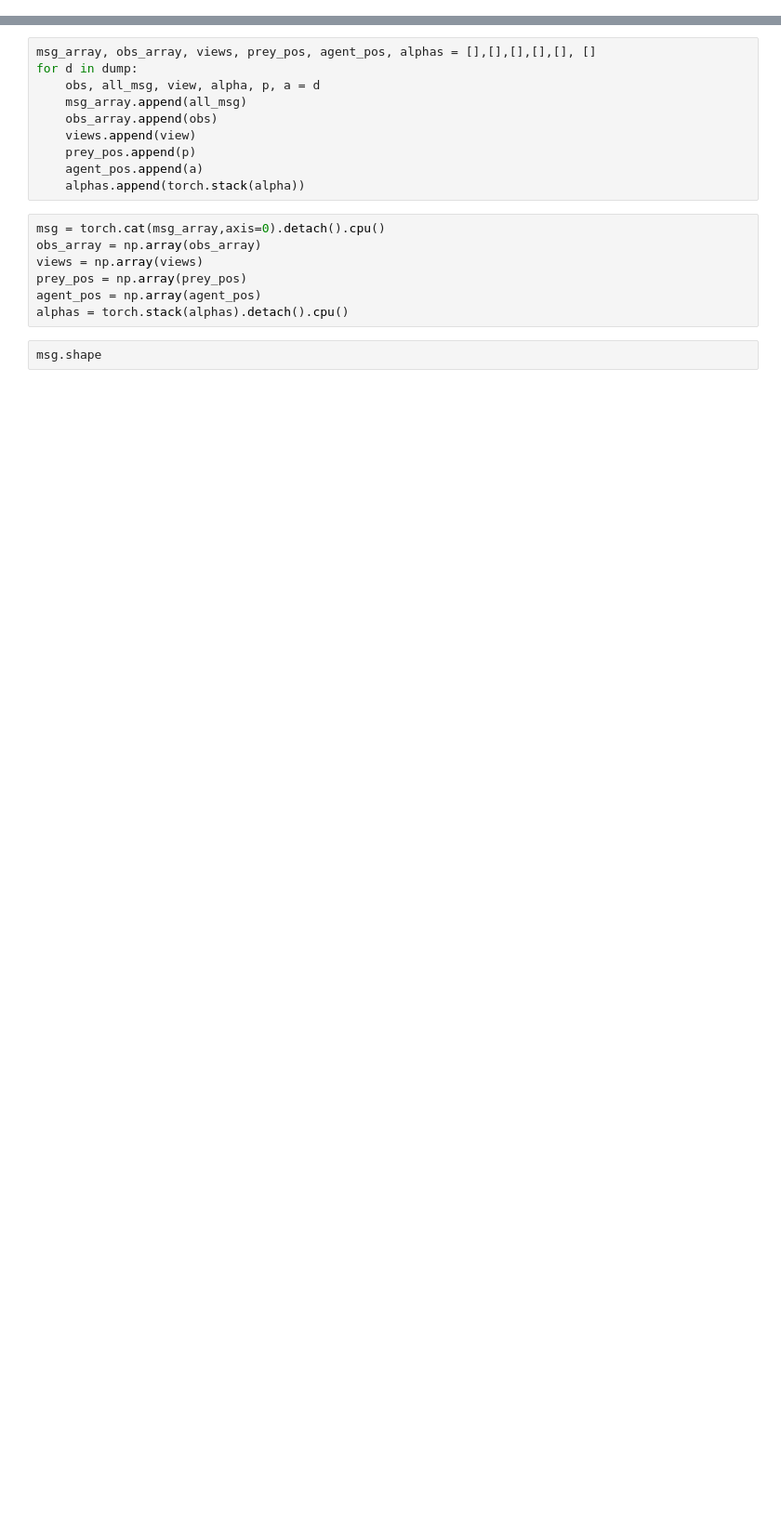
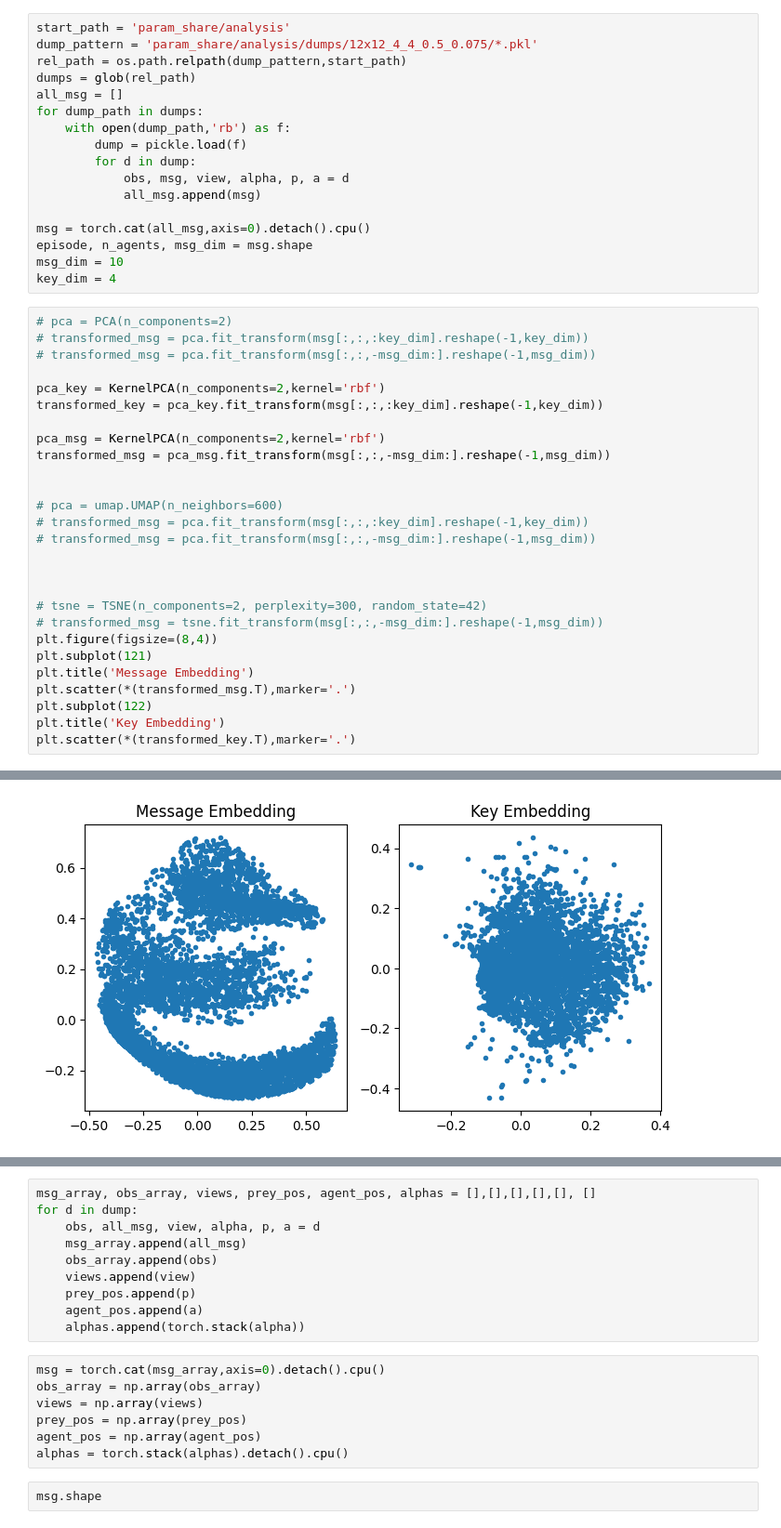
Before and after one commit to Sayantan0013/marl-indep-comm, a Jupyter notebook: param_share/analysis/Analysis.ipynb, the cells around one changed output, grey strips where cells are left out. Shown: that part at 93% size. Cells and saved outputs as stored; diff of their text form; blank space fills up the shorter version.

```diff
--- a/param_share/analysis/Analysis.ipynb
+++ b/param_share/analysis/Analysis.ipynb
@@ -14,0 +38,45 @@ with open('dumps/8x8_4_2_0.5_0.075/2024-11-17 23:08:11.919134-2-prey_captured.pk
+# %%
+start_path = 'param_share/analysis'
+dump_pattern = 'param_share/analysis/dumps/12x12_4_4_0.5_0.075/*.pkl'
+rel_path = os.path.relpath(dump_pattern,start_path)
+dumps = glob(rel_path)
+all_msg = []
+for dump_path in dumps:
+    with open(dump_path,'rb') as f:
+        dump = pickle.load(f)
+        for d in dump:
+            obs, msg, view, alpha, p, a = d
+            all_msg.append(msg)
+
+msg = torch.cat(all_msg,axis=0).detach().cpu()
+episode, n_agents, msg_dim = msg.shape
+msg_dim = 10
+key_dim = 4
+# %%
+# pca = PCA(n_components=2)
+# transformed_msg = pca.fit_transform(msg[:,:,:key_dim].reshape(-1,key_dim))
+# transformed_msg = pca.fit_transform(msg[:,:,-msg_dim:].reshape(-1,msg_dim))
+
+pca_key = KernelPCA(n_components=2,kernel='rbf')
+transformed_key = pca_key.fit_transform(msg[:,:,:key_dim].reshape(-1,key_dim))
+
+pca_msg = KernelPCA(n_components=2,kernel='rbf')
+transformed_msg = pca_msg.fit_transform(msg[:,:,-msg_dim:].reshape(-1,msg_dim))
+
+
+# pca = umap.UMAP(n_neighbors=600)
+# transformed_msg = pca.fit_transform(msg[:,:,:key_dim].reshape(-1,key_dim))
+# transformed_msg = pca.fit_transform(msg[:,:,-msg_dim:].reshape(-1,msg_dim))
+
+
+
+# tsne = TSNE(n_components=2, perplexity=300, random_state=42)
+# transformed_msg = tsne.fit_transform(msg[:,:,-msg_dim:].reshape(-1,msg_dim))
+plt.figure(figsize=(8,4))
+plt.subplot(121)
+plt.title('Message Embedding')
+plt.scatter(*(transformed_msg.T),marker='.')
+plt.subplot(122)
+plt.title('Key Embedding')
+plt.scatter(*(transformed_key.T),marker='.')
+# %% [output]
@@ -14,0 +84 @@ with open('dumps/8x8_4_2_0.5_0.075/2024-11-17 23:08:11.919134-2-prey_captured.pk
+[figure, added]
```
Also changed, not shown: parts of 13 cells of this notebook, 2 other files.
